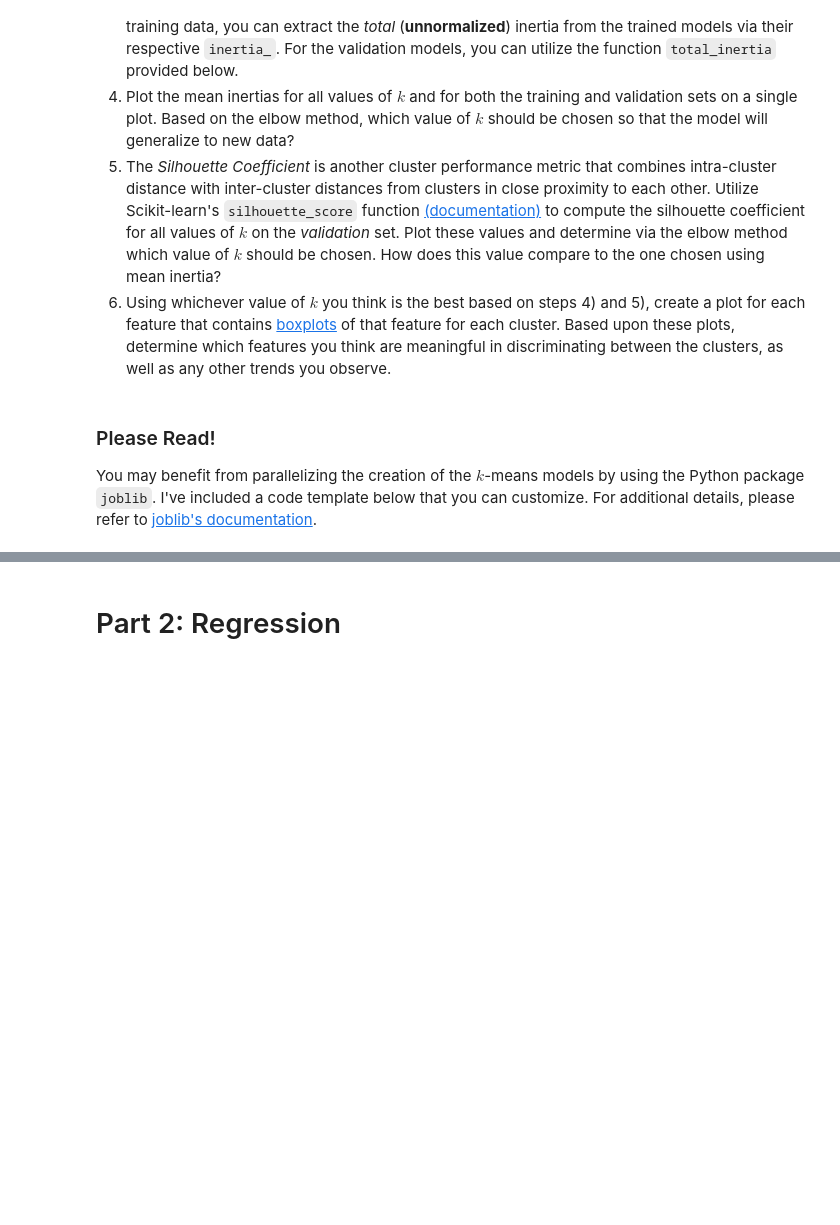
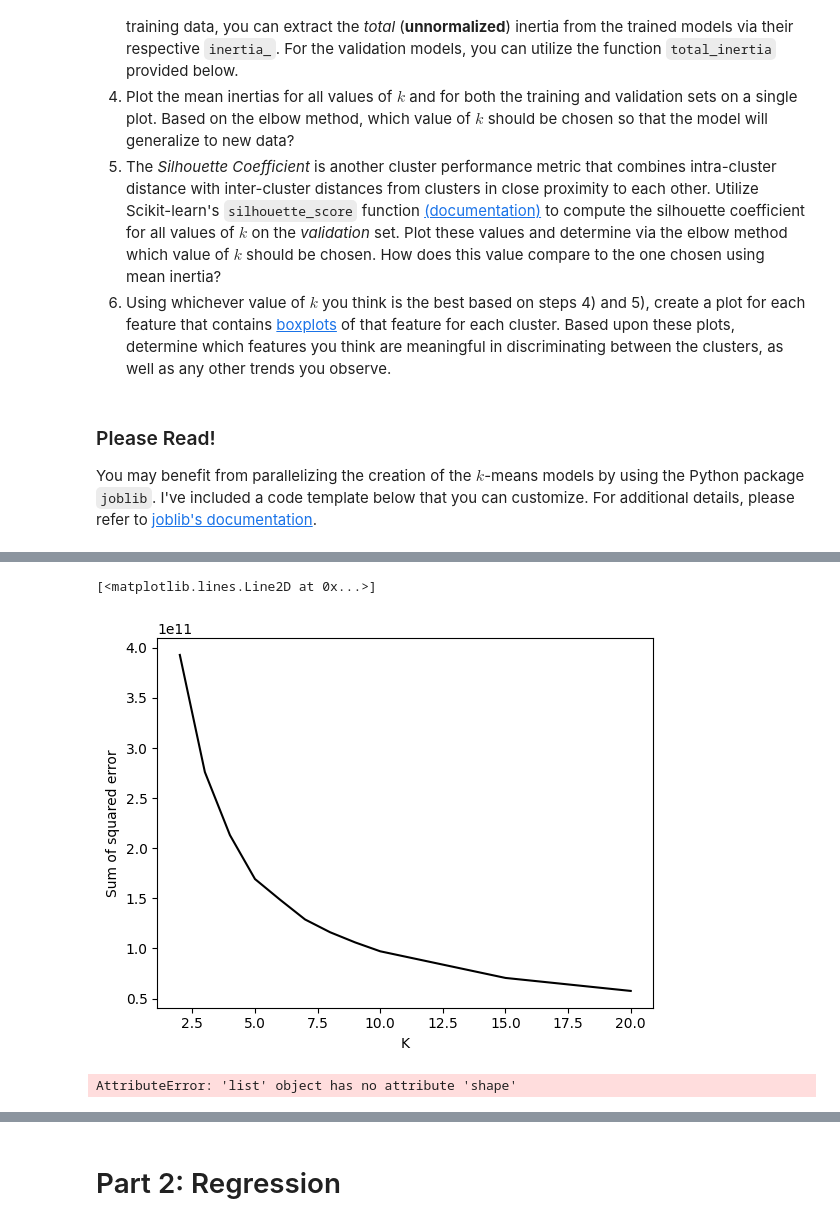
Before and after one commit to radio4444/Project-2, a Jupyter notebook: Project 2 - Student Version(1).ipynb, the cells around one changed output, grey strips where cells are left out. Saved outputs shown, nothing was run; the diff lists cells and outputs as text; code cells hidden in the pictures; blank space fills up the shorter version.

Commit message:
Complete: Part 1.2.2: complete? Part 1.2.3: complete? Part 1.2.4: Train plot working but not valid

```diff
--- a/Project 2 - Student Version(1).ipynb
+++ b/Project 2 - Student Version(1).ipynb
@@ -253,0 +390,8 @@ def total_inertia(dataset,centers,labels,distance=None,mean=True):
+# %%
+# dataset= forest_train_proj | centers = kmeans.cluster_centers_ | labels = kmeans.labels | mean=true
+# total_inertia(forest_train_proj,kmeans.cluster_centers_,kmeans.labels_,mean=True)
+
+mean_train = []
+for k in k_values:
+    km= KMeans(n_clusters=k).fit(forest_train_proj)
+    mean_train.append(km.inertia_)
@@ -253,0 +412,19 @@ def total_inertia(dataset,centers,labels,distance=None,mean=True):
+# %%
+plt.xlabel('K')
+plt.ylabel('Sum of squared error')
+plt.plot(k_values, mean_train, color = 'black', label ='mean_train')
+# %% [output]
+[<matplotlib.lines.Line2D at 0x...>]
+[figure, added]
+# %%
+#combine mean_valid and mean_train cell
+mean_valid = []
+# dataset= forest_validation_proj | centers = kmeans.cluster_centers_ | mean=false
+
+for k in k_values:
+    forest_valid_inertia =total_inertia([valid_predict],kmeans.cluster_centers_,kmeans.labels_,mean=True, distance=None)
+    km= KMeans(n_clusters=k).fit(forest_validation_proj)
+    # valid_predict
+    mean_valid.append(forest_valid_inertia)
+# %% [output]
+AttributeError: 'list' object has no attribute 'shape'
```
Also changed, not shown: parts of 27 cells of this notebook.
